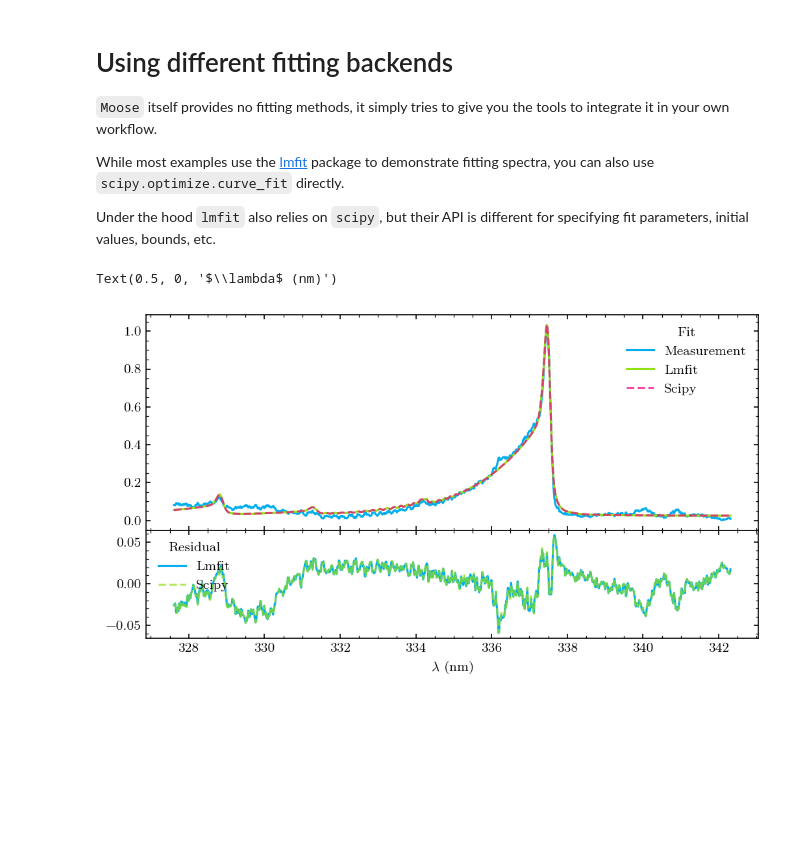
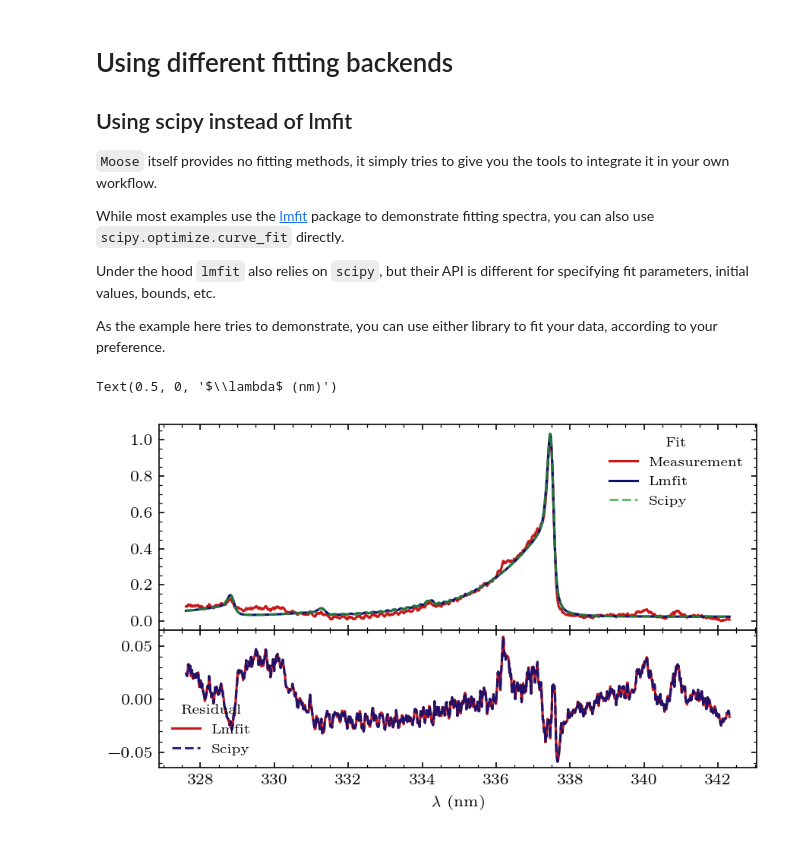
Before and after one commit to AntoineTUE/Moose, a Jupyter notebook: docs/examples/Moose_fitting_backends.ipynb, the cells around one changed output. Saved outputs shown, nothing was run; the diff lists cells and outputs as text; code cells hidden in the pictures; blank space fills up the shorter version.

```diff
--- a/docs/examples/Moose_fitting_backends.ipynb
+++ b/docs/examples/Moose_fitting_backends.ipynb
@@ -1,10 +1,15 @@
 # %% [markdown]
 # Using different fitting backends
+
+## Using scipy instead of lmfit
+
 `Moose` itself provides no fitting methods, it simply tries to give you the tools to integrate it in your own workflow.
 
 While most examples use the [lmfit](https://lmfit.github.io/lmfit-py/) package to demonstrate fitting spectra, you can also use `scipy.optimize.curve_fit` directly.
 
 Under the hood `lmfit` also relies on `scipy`, but their API is different for specifying fit parameters, initial values, bounds, etc.
+
+As the example here tries to demonstrate, you can use either library to fit your data, according to your preference.
 # %%
 import Moose
 import lmfit
@@ -17,24 +22,34 @@ df = pd.read_csv('./N2SPS/20220302_s01_sig.cam', sep='\t', header=1, names=['Wav
 df['Norm'] = (df['I']-df['I'].min())/(df['I'].max()-df['I'].min())
 
 db = Moose.query_DB('N2CB', (320,340))
-model = lmfit.Model(Moose.model_for_fit, sim_db = db)
+model = lmfit.Model(Moose.model_for_fit, sim_db = db, normalize=True)
 params = lmfit.create_params(**Moose.default_params)
+params['T_vib'].max = 15000 # adjust maximum
 # %%
-result_lmfit = model.fit(df['Norm'].values, x = df['Wavelength'].values, params=params)
-result_scipy =curve_fit(partial(Moose.model_for_fit, sim_db=db), xdata=df['Wavelength'].values, ydata=df['Norm'].values, p0=[v['value'] for v in Moose.default_params.values()], bounds = ([params[p].min for p in params],[params[p].max for p in params]))
+result_lmfit = model.fit(df['Norm'].to_numpy(), x = df['Wavelength'].to_numpy(), params=params)
+result_scipy = curve_fit(
+    partial(Moose.model_for_fit, sim_db=db),
+    xdata=df['Wavelength'].to_numpy(),
+    ydata=df['Norm'].to_numpy(),
+    p0=[v['value'] for v in Moose.default_params.values() if v.get('vary',True)],
+    bounds = (
+        [params[p].min for p in params if params[p].vary],
+        [params[p].max for p in params if params[p].vary]
+    )
+)
 # %%
-fig, ax = plt.subplots(2,1, sharex=True, tight_layout=True, gridspec_kw={'hspace':0, 'height_ratios':[2,1]})
+fig, ax = plt.subplots(2,1, figsize=(6,3.7),sharex=True, tight_layout=True, gridspec_kw={'hspace':0, 'height_ratios':[3,2]})
 df.plot(x='Wavelength', y='Norm', ax=ax[0], label='Measurement')
 ax[0].plot(df['Wavelength'], result_lmfit.best_fit, label='Lmfit')
 ax[0].plot(df['Wavelength'], Moose.model_for_fit(df['Wavelength'].values, *result_scipy[0], sim_db=db), label='Scipy', ls='--', alpha=0.7)
-ax[0].legend(title='Fit')
+ax[0].legend(title='Fit', fontsize=9, title_fontsize=9)
 
 # ax[1].plot(df['Wavelength'], result_lmfit.residual - (Moose.model_for_fit(df['Wavelength'].values, *result_scipy[0], sim_db=db)-df['Norm']), label='Difference')
 ax[1].plot(df['Wavelength'], result_lmfit.residual, label='Lmfit')
-ax[1].plot(df['Wavelength'], Moose.model_for_fit(df['Wavelength'].values, *result_scipy[0], sim_db=db)-df['Norm'], label='Scipy', alpha=0.7, ls='--')
-ax[1].legend(title='Residual')
-ax[1].set_xlabel('$\lambda$ (nm)')
+ax[1].plot(df['Wavelength'], df['Norm'] - Moose.model_for_fit(df['Wavelength'].values, *result_scipy[0], sim_db=db), label='Scipy', alpha=0.9, ls='--')
+ax[1].legend(title='Residual', fontsize=9, title_fontsize=9)
+ax[1].set_xlabel(r'$\lambda$ (nm)')
 # %% [output]
 Text(0.5, 0, '$\\lambda$ (nm)')
-[figure, old version]
+[figure, new version]
 # %%
```
Also changed, not shown: parts of 9 cells of this notebook, 5 other files.
